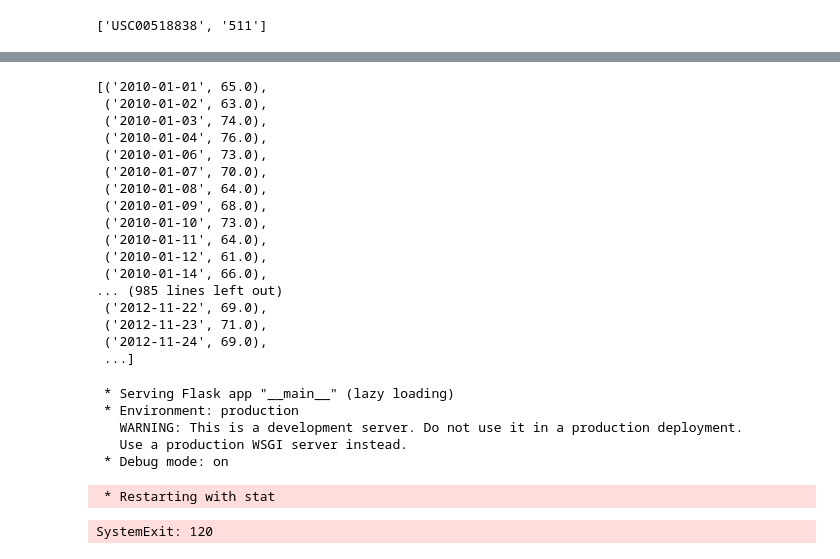
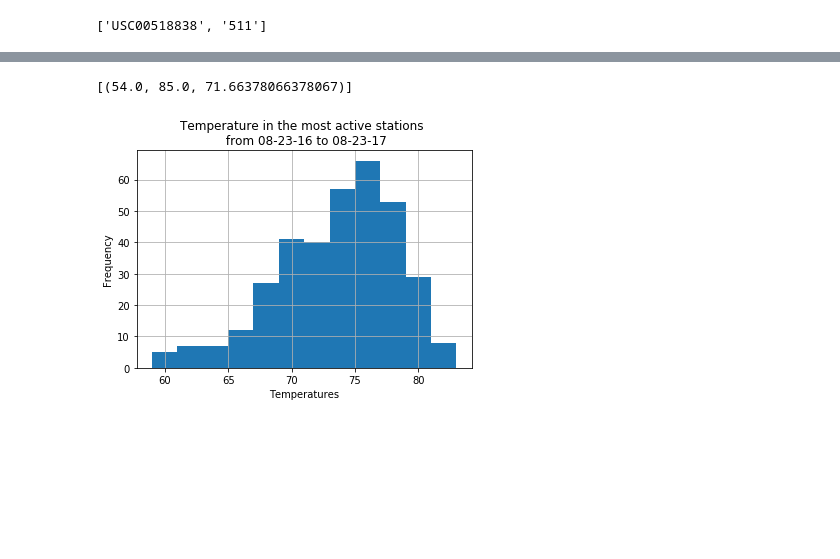
Before and after one commit to nguyenndt278/SQLAlchemy_SurfsUp, a Jupyter notebook: SQLAlchemy_Surfsup.ipynb, the cells around one changed output, grey strips where cells are left out. Drawn from its saved outputs; the diff is of its cells as text; code cells hidden in the pictures; blank space fills up the shorter version.

```diff
--- a/SQLAlchemy_Surfsup.ipynb
+++ b/SQLAlchemy_Surfsup.ipynb
@@ -225,57 +199,19 @@ df_temp_12_clean
-# %%
-app= Flask(__name__)
-temp_12_all=session.query(Measurement.date, Measurement.tobs).filter(Station.station==Measurement.station).all()
-station_list= session.query(Station.station).all()
-# %% [output]
-[('2010-01-01', 65.0),
- ('2010-01-02', 63.0),
- ('2010-01-03', 74.0),
- ('2010-01-04', 76.0),
- ('2010-01-06', 73.0),
- ('2010-01-07', 70.0),
- ('2010-01-08', 64.0),
- ('2010-01-09', 68.0),
- ('2010-01-10', 73.0),
- ('2010-01-11', 64.0),
- ('2010-01-12', 61.0),
- ('2010-01-14', 66.0),
-... (985 lines left out)
- ('2012-11-22', 69.0),
- ('2012-11-23', 71.0),
- ('2012-11-24', 69.0),
- ...]
-# %%
-@app.route("/")
-def home():
-    return (f"Welcome to Surfs Up!<br/>"
-            f"Available route:<br/>"
-            f"/api/v1.0/precipitation<br/>"
-            f"/api/v1.0/stations<br/>"
-            f"/api/v1.0/tobs")
-
-@app.route("/api/v1.0/precipitation")
-def precipitation():
-    return jsonify(prcp_12)
-
-@app.route("/api/v1.0/stations")
-def stations():
-    return jsonify(station_list)
-
-@app.route("/api/v1.0/tobs")
-def temps():
-    return jsonify(temp_12_all)
-
-# @app.route("/api/v1.0/<start>")
-
-# @app.route("/api/v1.0/<start>/<end>")
-
-if __name__=="__main__":
-    app.run(debug=True)
-# %% [output]
- * Serving Flask app "__main__" (lazy loading)
- * Environment: production
-   WARNING: This is a development server. Do not use it in a production deployment.
-   Use a production WSGI server instead.
- * Debug mode: on
- * Restarting with stat
-SystemExit: 120
+# %%
+# Min, max, avg temperatures for the most active stations
+sel=[func.min(Measurement.tobs),func.max(Measurement.tobs),func.avg(Measurement.tobs)]
+most_active_data=session.query(*sel).\
+    filter(Station.station==Measurement.station).\
+    group_by(Measurement.station).filter(Station.station==most_active_unzip[0]).all()
+most_active_data
+# %% [output]
+[(54.0, 85.0, 71.66378066378067)]
+# %%
+# Plot last 12 months of temperature histogram
+plt.hist(df_temp_12_clean['temp'], bins=12)
+plt.xlabel('Temperatures')
+plt.ylabel('Frequency')
+plt.title('Temperature in the most active stations \n from 08-23-2016 to 08-23-2017')
+plt.grid()
+plt.show()
+# %% [output]
+[figure, added]
```
Also changed, not shown: parts of 5 cells of this notebook.
